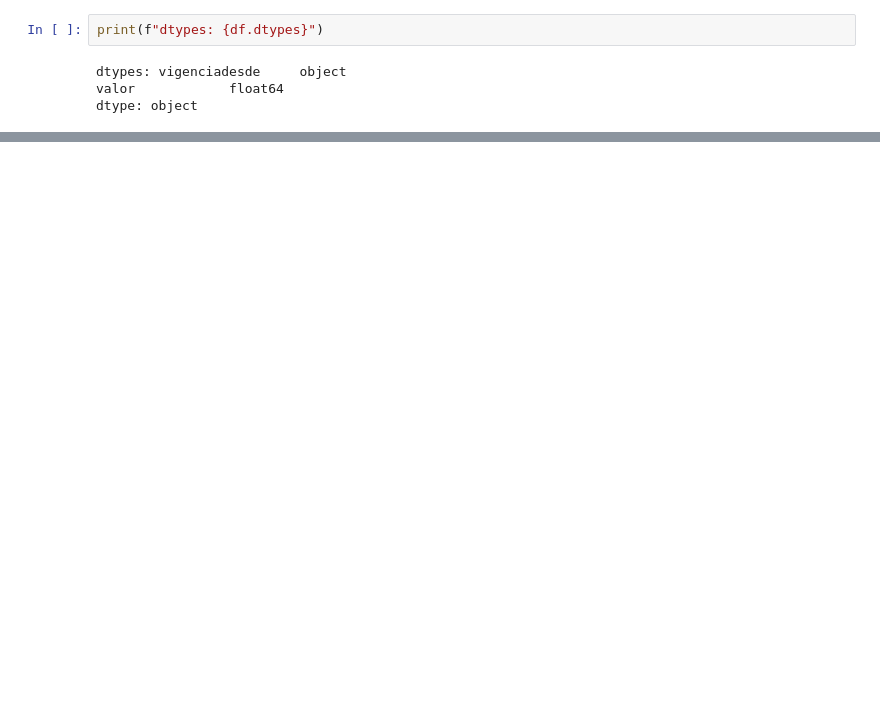
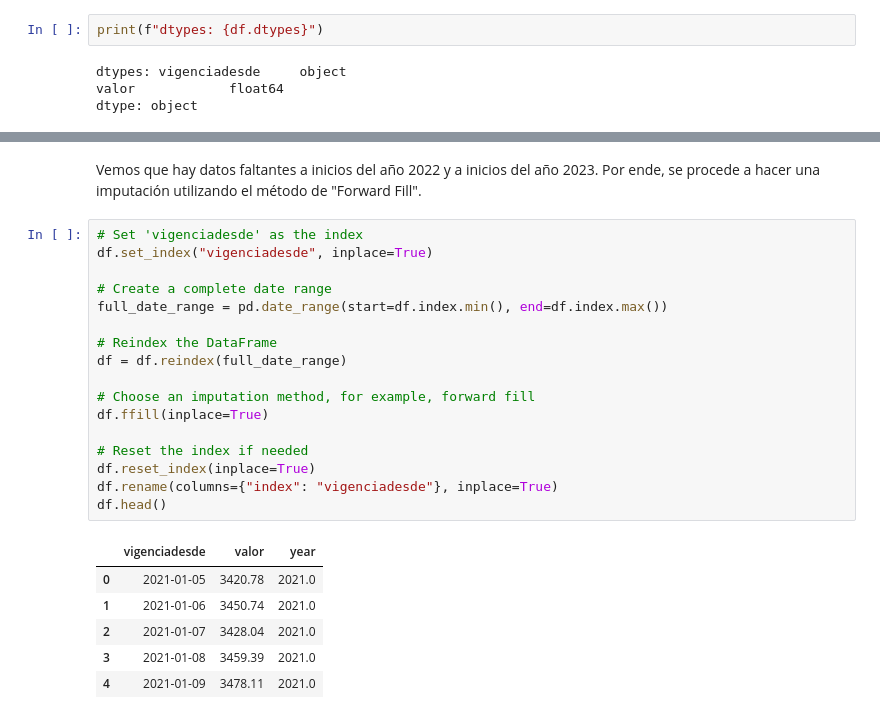
Before and after one commit to maestria-ds-eafit/Proyecto-Integrador-Semestre1, a Jupyter notebook: python-notebooks/EDA_Trm.ipynb, the cells around one changed output, grey strips where cells are left out. Cells and saved outputs as stored; diff of their text form; blank space fills up the shorter version.

```diff
--- a/python-notebooks/EDA_Trm.ipynb
+++ b/python-notebooks/EDA_Trm.ipynb
@@ -269,0 +301,26 @@ plt.show()
+# %% [markdown]
+Vemos que hay datos faltantes a inicios del año 2022 y a inicios del año 2023. Por ende, se procede a hacer una imputación utilizando el método de "Forward Fill".
+# %%
+# Set 'vigenciadesde' as the index
+df.set_index("vigenciadesde", inplace=True)
+
+# Create a complete date range
+full_date_range = pd.date_range(start=df.index.min(), end=df.index.max())
+
+# Reindex the DataFrame
+df = df.reindex(full_date_range)
+
+# Choose an imputation method, for example, forward fill
+df.ffill(inplace=True)
+
+# Reset the index if needed
+df.reset_index(inplace=True)
+df.rename(columns={"index": "vigenciadesde"}, inplace=True)
+df.head()
+# %% [output]
+|  | vigenciadesde | valor | year |
+| 0 | 2021-01-05 | 3420.78 | 2021.0 |
+| 1 | 2021-01-06 | 3450.74 | 2021.0 |
+| 2 | 2021-01-07 | 3428.04 | 2021.0 |
+| 3 | 2021-01-08 | 3459.39 | 2021.0 |
+| 4 | 2021-01-09 | 3478.11 | 2021.0 |
```
Also changed, not shown: parts of 27 cells of this notebook, 3 other files.
